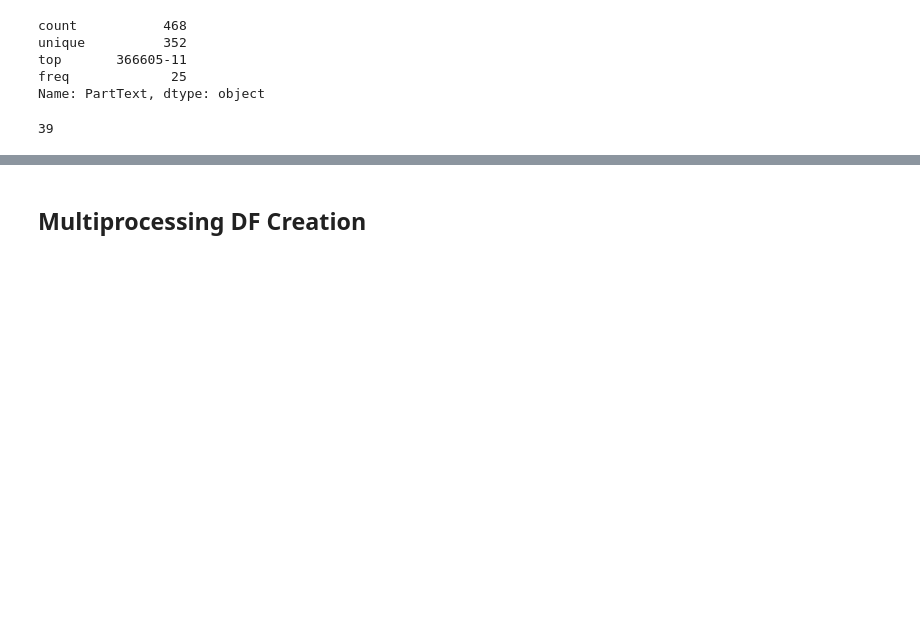
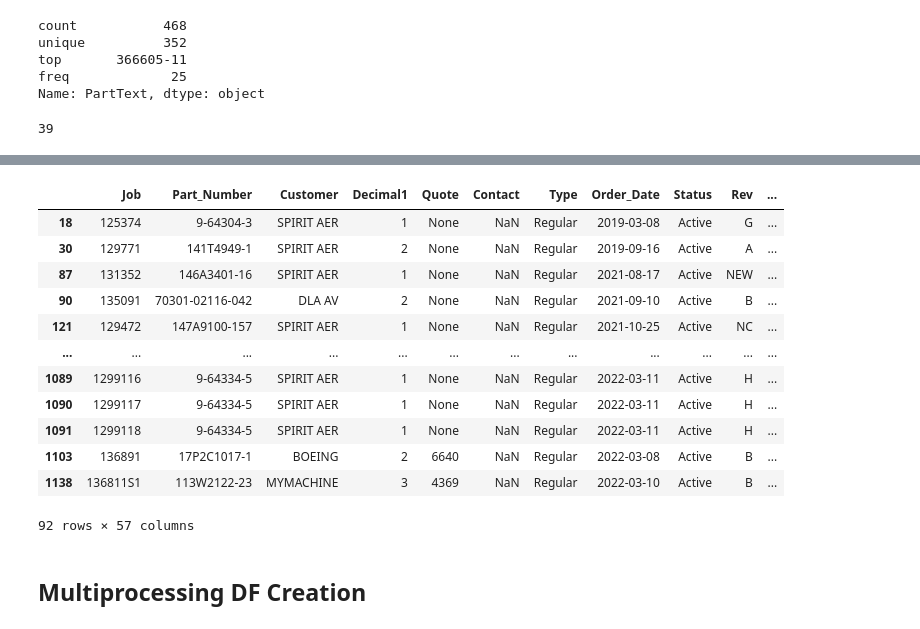
Before and after one commit to AsisASotelo/MRM-Contract-Review, a Jupyter notebook: EDA.ipynb, the cells around one changed output, grey strips where cells are left out. Saved outputs shown, nothing was run; the diff lists cells and outputs as text; code cells hidden in the pictures; blank space fills up the shorter version.

```diff
--- a/EDA.ipynb
+++ b/EDA.ipynb
@@ -503,0 +641,18 @@ Name: 473, dtype: object
+# %%
+df_error = df_combined[df_combined['Decimal1'] < df_combined['Maximum Risk']].dropna(subset=["Maximum Risk"])
+# %%
+df_error
+# %% [output]
+|  | Job | Part_Number | Customer | Decimal1 | Quote | Contact | Type | Order_Date | Status | Rev | ... |
+| 18 | 125374 | 9-64304-3 | SPIRIT AER | 1 | None | NaN | Regular | 2019-03-08 | Active | G | ... |
+| 30 | 129771 | 141T4949-1 | SPIRIT AER | 2 | None | NaN | Regular | 2019-09-16 | Active | A | ... |
+| 87 | 131352 | 146A3401-16 | SPIRIT AER | 1 | None | NaN | Regular | 2021-08-17 | Active | NEW | ... |
+| 90 | 135091 | 70301-02116-042 | DLA AV | 2 | None | NaN | Regular | 2021-09-10 | Active | B | ... |
+| 121 | 129472 | 147A9100-157 | SPIRIT AER | 1 | None | NaN | Regular | 2021-10-25 | Active | NC | ... |
+| ... | ... | ... | ... | ... | ... | ... | ... | ... | ... | ... | ... |
+| 1089 | 1299116 | 9-64334-5 | SPIRIT AER | 1 | None | NaN | Regular | 2022-03-11 | Active | H | ... |
+| 1090 | 1299117 | 9-64334-5 | SPIRIT AER | 1 | None | NaN | Regular | 2022-03-11 | Active | H | ... |
+| 1091 | 1299118 | 9-64334-5 | SPIRIT AER | 1 | None | NaN | Regular | 2022-03-11 | Active | H | ... |
+| 1103 | 136891 | 17P2C1017-1 | BOEING | 2 | 6640 | NaN | Regular | 2022-03-08 | Active | B | ... |
+| 1138 | 136811S1 | 113W2122-23 | MYMACHINE | 3 | 4369 | NaN | Regular | 2022-03-10 | Active | B | ... |
+92 rows × 57 columns
```
Also changed, not shown: parts of 30 cells of this notebook, 2 other files.
